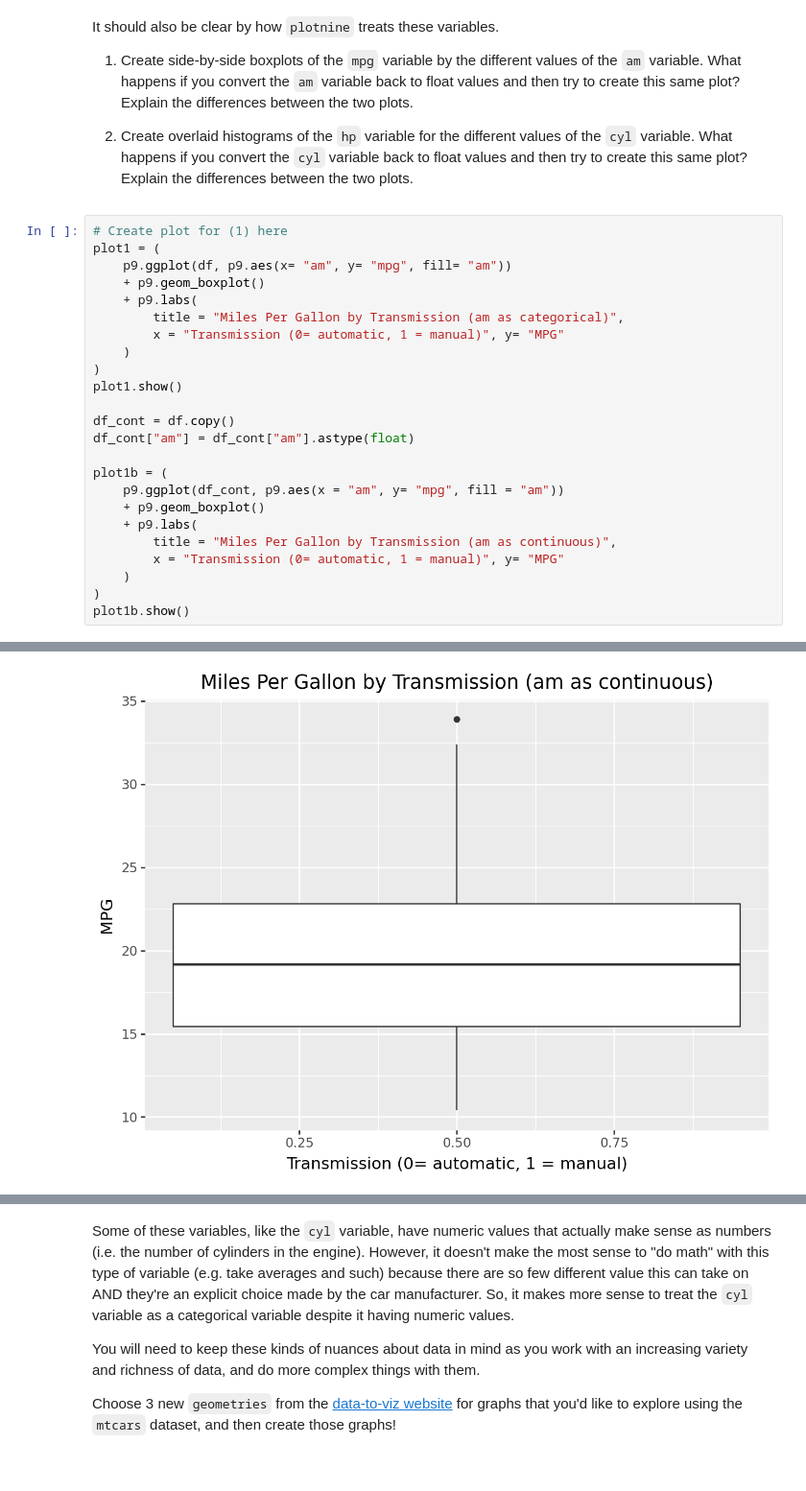
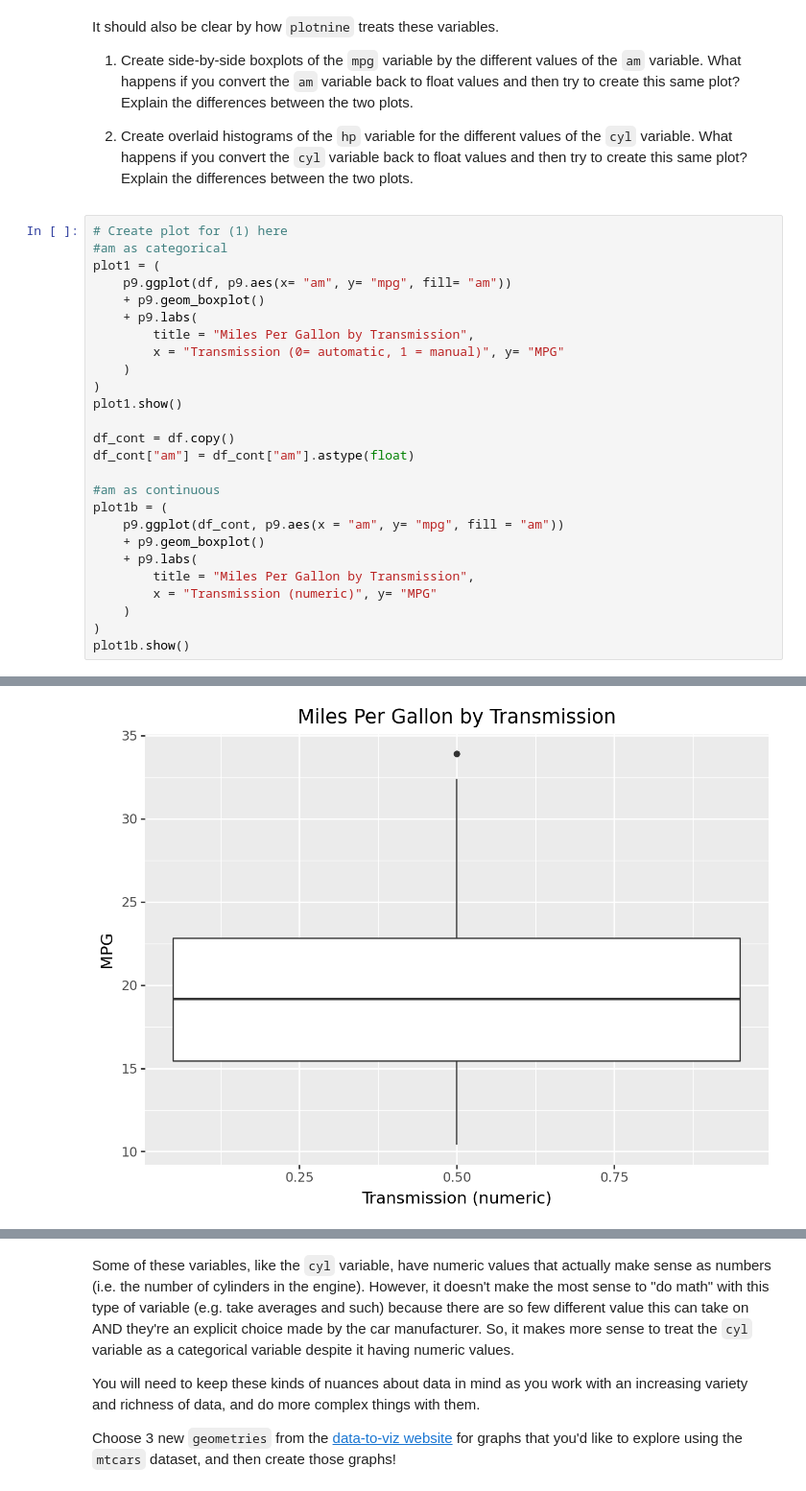
Before and after one commit to isabelleantaran/GSB-544-Projects, a Jupyter notebook: week1/Intro_to_DataViz_Using_mtcars_Dataset.ipynb, the cells around one changed output, grey strips where cells are left out. Shown at 96% size. Cells and saved outputs as stored; diff of their text form.

```diff
--- a/week1/Intro_to_DataViz_Using_mtcars_Dataset.ipynb
+++ b/week1/Intro_to_DataViz_Using_mtcars_Dataset.ipynb
@@ -68,11 +68,12 @@ It should also be clear by how `plotnine` treats these variables.
 2. Create overlaid histograms of the `hp` variable for the different values of the `cyl` variable. What happens if you convert the `cyl` variable back to float values and then try to create this same plot? Explain the differences between the two plots.
 # %%
 # Create plot for (1) here
+#am as categorical
 plot1 = (
     p9.ggplot(df, p9.aes(x= "am", y= "mpg", fill= "am"))
     + p9.geom_boxplot()
     + p9.labs(
-        title = "Miles Per Gallon by Transmission (am as categorical)",
+        title = "Miles Per Gallon by Transmission",
         x = "Transmission (0= automatic, 1 = manual)", y= "MPG"
     )
 )
@@ -81,12 +82,13 @@ plot1.show()
 df_cont = df.copy()
 df_cont["am"] = df_cont["am"].astype(float)
 
+#am as continuous
 plot1b = (
     p9.ggplot(df_cont, p9.aes(x = "am", y= "mpg", fill = "am"))
     + p9.geom_boxplot()
     + p9.labs(
-        title = "Miles Per Gallon by Transmission (am as continuous)",
-        x = "Transmission (0= automatic, 1 = manual)", y= "MPG"
+        title = "Miles Per Gallon by Transmission",
+        x = "Transmission (numeric)", y= "MPG"
     )
 )
 plot1b.show()
@@ -95,3 +97,3 @@ plot1b.show()
-[figure, old version]
+[figure, new version]
 # %%
 # Create plot for (2) here
```
Also changed, not shown: parts of 5 cells of this notebook.
